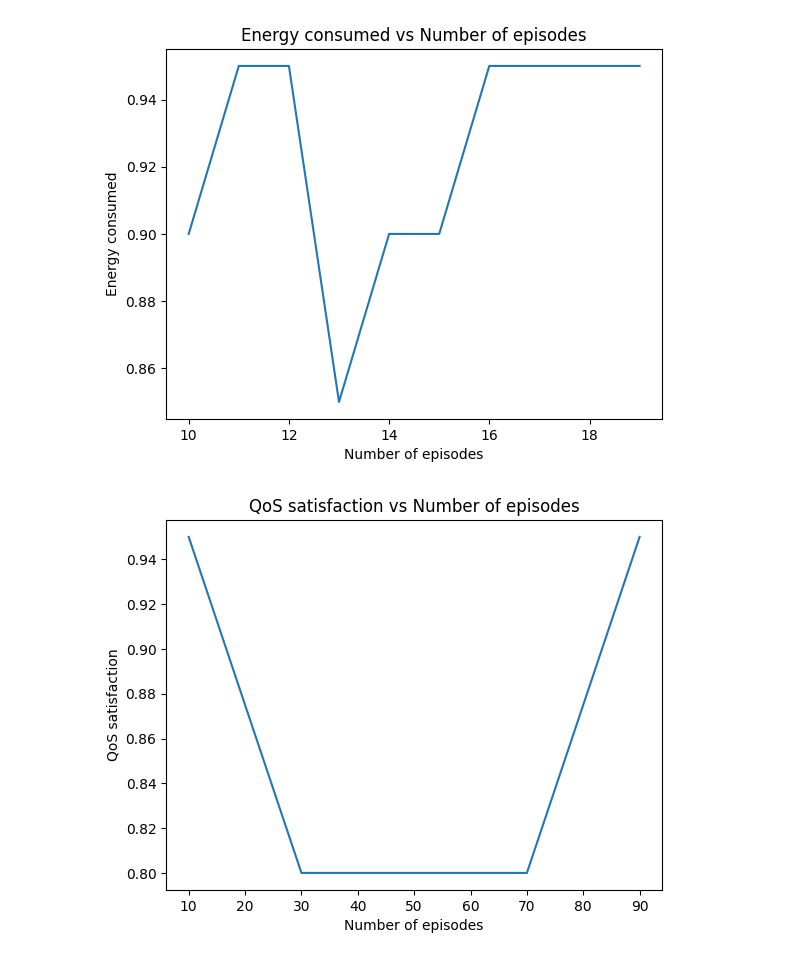
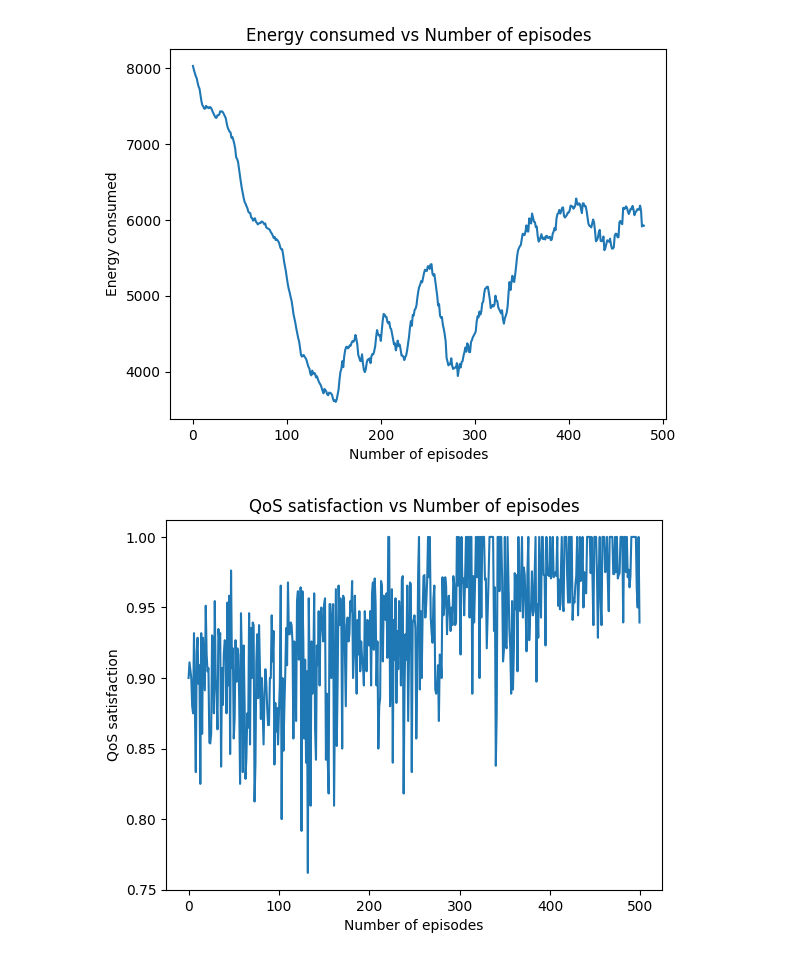
Before and after one commit to SimonR99/OptimisationNTN, a Jupyter notebook: analyse/test_sim.ipynb, the cells around one changed output. Cells and saved outputs as stored; diff of their text form; code cells hidden in the pictures.

Commit message:
q-learning with result

```diff
--- a/analyse/test_sim.ipynb
+++ b/analyse/test_sim.ipynb
@@ -161 +154,4 @@ qos_satisfaction_bck = [bck for bck in qos_satisfaction]
+# %%
+qos_scores = [result["qos_score"] / 100 for result in results]
+energy_scores = [result["total_energy"] for result in results]
 # %%
@@ -179,22 +174,26 @@ energy_times_qos
 # %%
 import matplotlib.pyplot as plt
 
+moving_average = 20
+energy_scores_moved = (
+    np.convolve(energy_scores, np.ones(moving_average), "valid") / moving_average
+)
 
-plt.plot(range(10, 20, 1), qos_satisfaction)
+plt.plot(range(0, len(energy_scores_moved)), energy_scores_moved)
 plt.xlabel("Number of episodes")
 plt.ylabel("Energy consumed")
 plt.title("Energy consumed vs Number of episodes")
 plt.show()
 # %% [output]
-[figure, old version]
+[figure, new version]
 # %%
-plt.plot(range(10, 100, 20), qos_satisfaction)
+plt.plot(range(0, len(qos_scores)), qos_scores)
 plt.xlabel("Number of episodes")
 plt.ylabel("QoS satisfaction")
 plt.title("QoS satisfaction vs Number of episodes")
 plt.show()
 # %% [output]
-[figure, old version]
+[figure, new version]
 # %%
 from optimisation_ntn.simulation import Simulation, SimulationConfig
 from optimisation_ntn.algorithms.assignment.matrix_based import MatrixBasedAssignment
```
Also changed, not shown: parts of 13 cells of this notebook, 11 other files.
